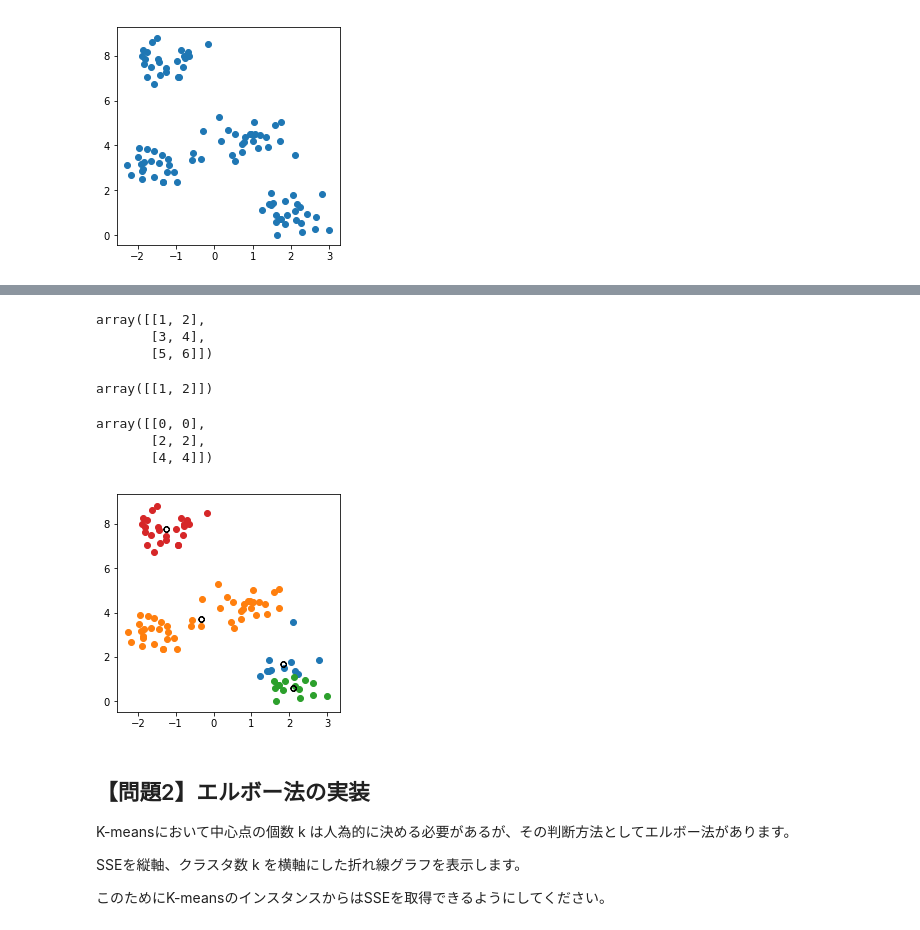
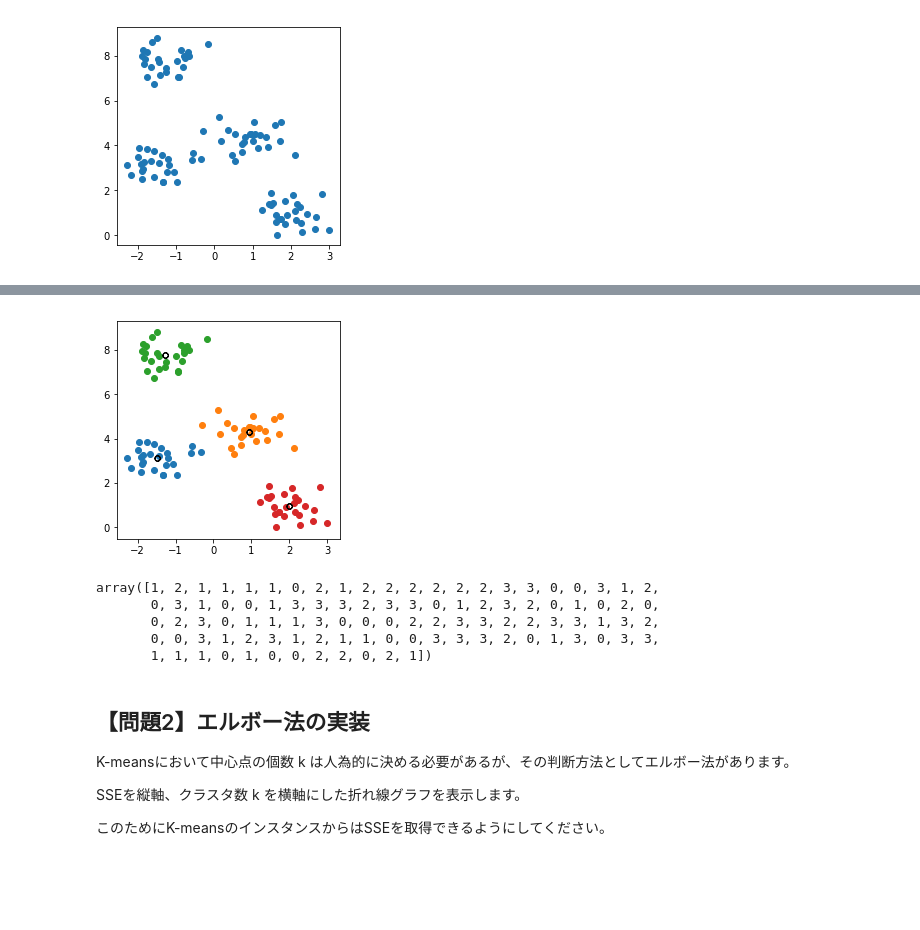
Before and after one commit to ohmorimori/diveintocode-ml, a Jupyter notebook: diveintocode-term1/sprint/sprint7/sprint7-ml-scratch-clustering.ipyn.ipynb, the cells around one changed output, grey strips where cells are left out. Cells and saved outputs as stored; diff of their text form; code cells hidden in the pictures; blank space fills up the shorter version.

```diff
--- a/diveintocode-term1/sprint/sprint7/sprint7-ml-scratch-clustering.ipyn.ipynb
+++ b/diveintocode-term1/sprint/sprint7/sprint7-ml-scratch-clustering.ipyn.ipynb
@@ -56,8 +56,8 @@ plt.show()
 # %%
 #具体例でイメージの把握をする。
 #muを初期化
-#n_neighbors = 5で
-n_neighbors = 5
+#cluster数 = 5で
+n_clusters = 5
 
 mu_idx = np.array([np.random.randint(0,X.shape[0]) for i in range(5)])
 print(mu_idx)
@@ -136,6 +136,6 @@ array([0, 3, 0, 0, 0, 0, 4, 3, 4, 3, 3, 3, 3, 3, 3, 1, 1, 4, 4, 1, 2, 3,
 # %%
 #mu更新
-for i in range(n_neighbors):
+for i in range(n_clusters):
         print([np.array(X[min_idx == i]).mean(axis=0)])
         mu[i, :] = np.array(X[min_idx == i]).mean(axis=0)
         print(mu)
@@ -246,35 +228,11 @@ mu:
-# %%
-a = np.array([
-    [1, 2],
-    [3, 4],
-    [5, 6]
-])
-a
-# %% [output]
-array([[1, 2],
-       [3, 4],
-       [5, 6]])
-# %%
-b = np.array([
-    [1, 2]
-])
-b
-# %% [output]
-array([[1, 2]])
-# %%
-a - b
-# %% [output]
-array([[0, 0],
-       [2, 2],
-       [4, 4]])
 # %%
 import numpy as np
 import matplotlib.pyplot as plt
 import math
 
 class ScratchKMeans():
-        def __init__(self, rpt=20, max_iter=1000, n_neighbors=5):
-                self.n_neighbors = n_neighbors
+        def __init__(self, rpt=20, max_iter=1000, n_clusters=5):
+                self.n_clusters = n_clusters
                 self.max_iter=max_iter
                 self.rpt = rpt
                 self.n_samples = None
@@ -290,7 +248,7 @@ class ScratchKMeans():
 
                 for _ in range(self.rpt):
                         #ランダムにインデックス生成して
-                        mu_idx = np.array([np.random.randint(0, self.n_samples) for i in range(self.n_neighbors)])
+                        mu_idx = np.array([np.random.randint(0, self.n_samples) for i in range(self.n_clusters)])
                         #インデックスに対応するXの点をmuの初期値として割り当て
                         self.centroid = X[mu_idx]
                         cent_tmp = np.copy(self.centroid)
@@ -324,16 +282,22 @@ class ScratchKMeans():
 
         def predict(self, X):
                 X = np.array(X)
+                #distance
                 d = self._get_distance(X, self.centroid)
+                #cluster
                 r = self._get_belonging_cluster(d)
+                #コスト
                 sse = self._get_sse(d, r)
+                #X_nから各clusterまでの距離のうち、最小のもののクラスターのインデックス
                 min_idx = d.argmin(1)
-                return min_idx, sse
+
+                return min_idx, d, sse
 
         def plot_result(self, X, cluster):
                 fig, ax = plt.subplots(1, 1, figsize=(4, 4))
                 for i in range(4):
                         ax = plt.scatter(X[cluster==i, 0], X[cluster==i, 1], label=i)
+                #centroidは別でプロット
                 ax = plt.scatter(self.centroid[:, 0], self.centroid[:, 1], label="centroid", marker='$◯$', color='k')
                 plt.show()
 
@@ -346,28 +310,27 @@ class ScratchKMeans():
 
         def _get_distance(self, X, cent):
                 d = np.empty((self.n_samples, 0))
-                for i in range(self.n_neighbors):
+                for i in range(self.n_clusters):
                         d = np.concatenate([d, self._get_norm(X, cent[i, :])], axis=1)
                 return d
 
         def _get_belonging_cluster(self, d):
-                #X_nから各clusterまでの距離のうち、最小のもののクラスターのインデックスshape =(n_samples, )
+                #X_nから各clusterまでの距離のうち、最小のもののクラスターのインデックス (shape =(n_samples, ))
                 min_idx = d.argmin(1)
                 #cluster分類をone hot encoding
-                #for文書かなくてもone hot encodingできる
-                r = np.eye(self.n_neighbors)[min_idx]
+                r = np.eye(self.n_clusters)[min_idx]
 
                 #こっちでもOK
                 """
                 r = np.zeros((self.n_samples, 0))
-                for i in range(self.n_neighbors):
+                for i in range(self.n_clusters):
                         r = np.concatenate([r, (min_idx == i).reshape(-1, 1)],axis=1)
                 """
                 return r
 
         def _update_centroid(self, X, d, r):
-                cent_tmp = np.zeros((self.n_neighbors, self.n_features))
-                for i in range(self.n_neighbors):
+                cent_tmp = np.zeros((self.n_clusters, self.n_features))
+                for i in range(self.n_clusters):
                         #centroidに近い点が一つもなければ最も遠い点に
                         if (r[:, i].sum(axis=0) == 0.0):
                                 cent_tmp[i, :] = np.array(X[d.argmax(0)[i]])
@@ -378,9 +341,15 @@ class ScratchKMeans():
         def _get_sse(self, d, r):
                 return (d * r).sum()
 # %%
-clf = ScratchKMeans(n_neighbors=4)
-clf.fit(X)
-cluster, sse = clf.predict(X)
-clf.plot_result(X, cluster)
+km = ScratchKMeans(n_clusters=4)
+km.fit(X)
+cluster, distance, sse = km.predict(X)
+km.plot_result(X, cluster)
+cluster
 # %% [output]
-[figure, old version]
+[figure, new version]
+array([1, 2, 1, 1, 1, 1, 0, 2, 1, 2, 2, 2, 2, 2, 2, 3, 3, 0, 0, 3, 1, 2,
+       0, 3, 1, 0, 0, 1, 3, 3, 3, 2, 3, 3, 0, 1, 2, 3, 2, 0, 1, 0, 2, 0,
+       0, 2, 3, 0, 1, 1, 1, 3, 0, 0, 0, 2, 2, 3, 3, 2, 2, 3, 3, 1, 3, 2,
+       0, 0, 3, 1, 2, 3, 1, 2, 1, 1, 0, 0, 3, 3, 3, 2, 0, 1, 3, 0, 3, 3,
+       1, 1, 1, 0, 1, 0, 0, 2, 2, 0, 2, 1])
```
Also changed, not shown: parts of 13 cells of this notebook.
